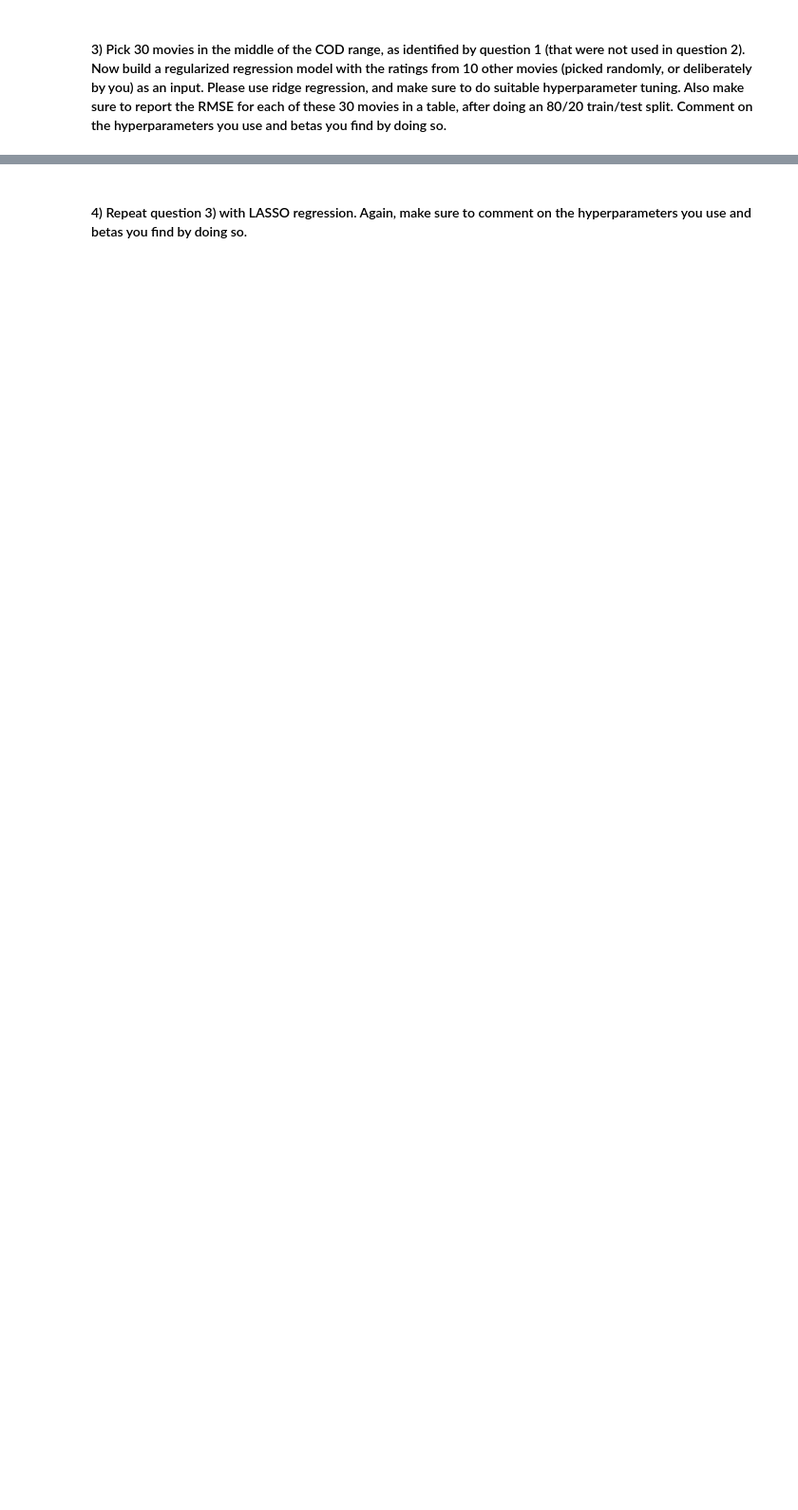
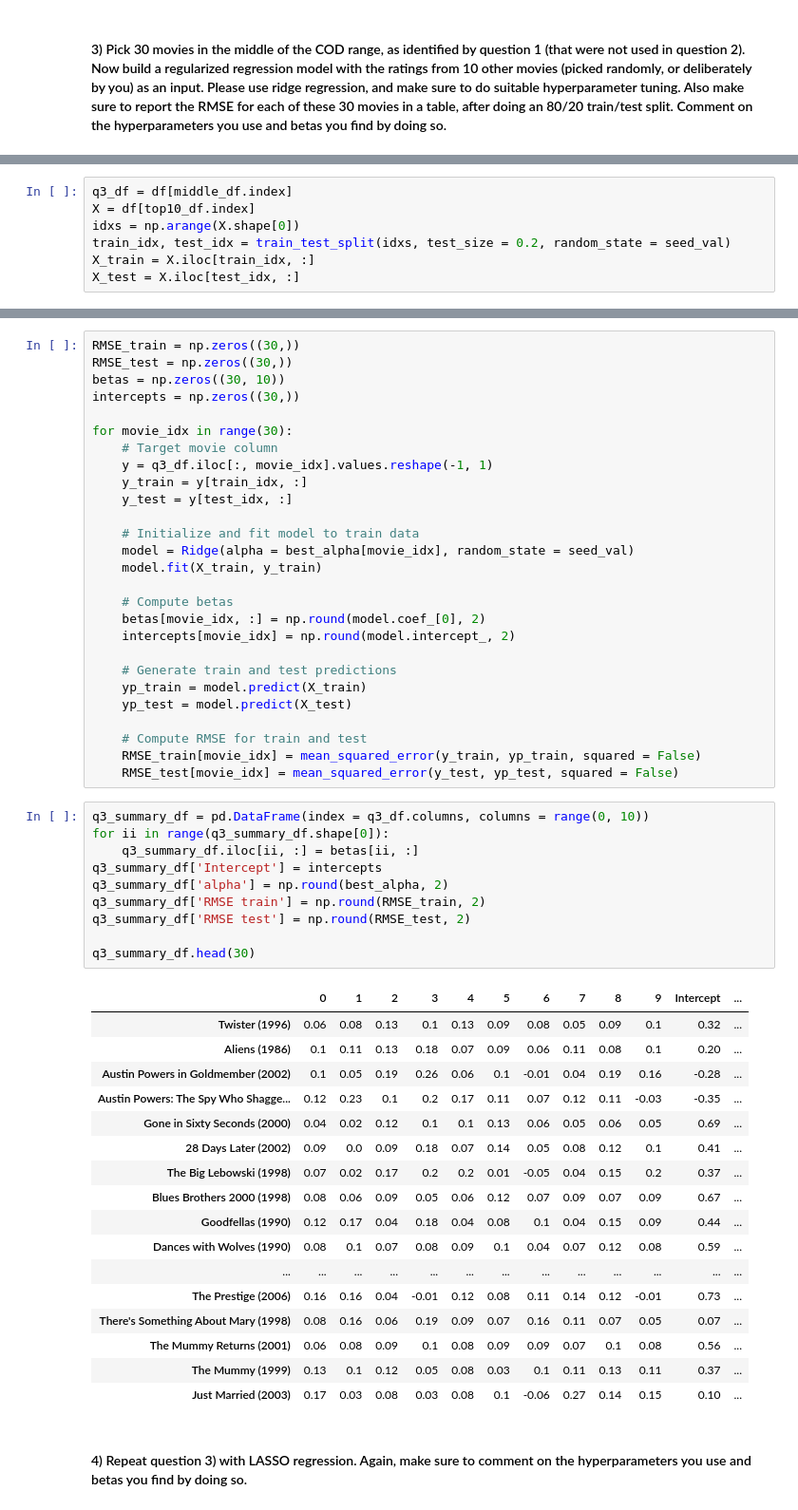
Before and after one commit to mindemory/datascience2022, a Jupyter notebook: datascience_project2.ipynb, the cells around one changed output, grey strips where cells are left out. Shown at 95% size. Cells and saved outputs as stored; diff of their text form; blank space fills up the shorter version.

```diff
--- a/datascience_project2.ipynb
+++ b/datascience_project2.ipynb
@@ -76,0 +289,7 @@ plt.show()
+# %%
+q3_df = df[middle_df.index]
+X = df[top10_df.index]
+idxs = np.arange(X.shape[0])
+train_idx, test_idx = train_test_split(idxs, test_size = 0.2, random_state = seed_val)
+X_train = X.iloc[train_idx, :]
+X_test = X.iloc[test_idx, :]
@@ -77,2 +328,57 @@ plt.show()
+# %%
+RMSE_train = np.zeros((30,))
+RMSE_test = np.zeros((30,))
+betas = np.zeros((30, 10))
+intercepts = np.zeros((30,))
+
+for movie_idx in range(30):
+    # Target movie column
+    y = q3_df.iloc[:, movie_idx].values.reshape(-1, 1)
+    y_train = y[train_idx, :]
+    y_test = y[test_idx, :]
+
+    # Initialize and fit model to train data
+    model = Ridge(alpha = best_alpha[movie_idx], random_state = seed_val)
+    model.fit(X_train, y_train)
+
+    # Compute betas
+    betas[movie_idx, :] = np.round(model.coef_[0], 2)
+    intercepts[movie_idx] = np.round(model.intercept_, 2)
+
+    # Generate train and test predictions
+    yp_train = model.predict(X_train)
+    yp_test = model.predict(X_test)
+
+    # Compute RMSE for train and test
+    RMSE_train[movie_idx] = mean_squared_error(y_train, yp_train, squared = False)
+    RMSE_test[movie_idx] = mean_squared_error(y_test, yp_test, squared = False)
+# %%
+q3_summary_df = pd.DataFrame(index = q3_df.columns, columns = range(0, 10))
+for ii in range(q3_summary_df.shape[0]):
+    q3_summary_df.iloc[ii, :] = betas[ii, :]
+q3_summary_df['Intercept'] = intercepts
+q3_summary_df['alpha'] = np.round(best_alpha, 2)
+q3_summary_df['RMSE train'] = np.round(RMSE_train, 2)
+q3_summary_df['RMSE test'] = np.round(RMSE_test, 2)
+
+q3_summary_df.head(30)
+# %% [output]
+|  | 0 | 1 | 2 | 3 | 4 | 5 | 6 | 7 | 8 | 9 | Intercept | ... |
+| Twister (1996) | 0.06 | 0.08 | 0.13 | 0.1 | 0.13 | 0.09 | 0.08 | 0.05 | 0.09 | 0.1 | 0.32 | ... |
+| Aliens (1986) | 0.1 | 0.11 | 0.13 | 0.18 | 0.07 | 0.09 | 0.06 | 0.11 | 0.08 | 0.1 | 0.20 | ... |
+| Austin Powers in Goldmember (2002) | 0.1 | 0.05 | 0.19 | 0.26 | 0.06 | 0.1 | -0.01 | 0.04 | 0.19 | 0.16 | -0.28 | ... |
+| Austin Powers: The Spy Who Shagge... | 0.12 | 0.23 | 0.1 | 0.2 | 0.17 | 0.11 | 0.07 | 0.12 | 0.11 | -0.03 | -0.35 | ... |
+| Gone in Sixty Seconds (2000) | 0.04 | 0.02 | 0.12 | 0.1 | 0.1 | 0.13 | 0.06 | 0.05 | 0.06 | 0.05 | 0.69 | ... |
+| 28 Days Later (2002) | 0.09 | 0.0 | 0.09 | 0.18 | 0.07 | 0.14 | 0.05 | 0.08 | 0.12 | 0.1 | 0.41 | ... |
+| The Big Lebowski (1998) | 0.07 | 0.02 | 0.17 | 0.2 | 0.2 | 0.01 | -0.05 | 0.04 | 0.15 | 0.2 | 0.37 | ... |
+| Blues Brothers 2000 (1998) | 0.08 | 0.06 | 0.09 | 0.05 | 0.06 | 0.12 | 0.07 | 0.09 | 0.07 | 0.09 | 0.67 | ... |
+| Goodfellas (1990) | 0.12 | 0.17 | 0.04 | 0.18 | 0.04 | 0.08 | 0.1 | 0.04 | 0.15 | 0.09 | 0.44 | ... |
+| Dances with Wolves (1990) | 0.08 | 0.1 | 0.07 | 0.08 | 0.09 | 0.1 | 0.04 | 0.07 | 0.12 | 0.08 | 0.59 | ... |
+| ... | ... | ... | ... | ... | ... | ... | ... | ... | ... | ... | ... | ... |
+| The Prestige (2006) | 0.16 | 0.16 | 0.04 | -0.01 | 0.12 | 0.08 | 0.11 | 0.14 | 0.12 | -0.01 | 0.73 | ... |
+| There's Something About Mary (1998) | 0.08 | 0.16 | 0.06 | 0.19 | 0.09 | 0.07 | 0.16 | 0.11 | 0.07 | 0.05 | 0.07 | ... |
+| The Mummy Returns (2001) | 0.06 | 0.08 | 0.09 | 0.1 | 0.08 | 0.09 | 0.09 | 0.07 | 0.1 | 0.08 | 0.56 | ... |
+| The Mummy (1999) | 0.13 | 0.1 | 0.12 | 0.05 | 0.08 | 0.03 | 0.1 | 0.11 | 0.13 | 0.11 | 0.37 | ... |
+| Just Married (2003) | 0.17 | 0.03 | 0.08 | 0.03 | 0.08 | 0.1 | -0.06 | 0.27 | 0.14 | 0.15 | 0.10 | ... |
 # %% [markdown]
 #### 4) Repeat question 3) with LASSO regression. Again, make sure to comment on the hyperparameters you use and betas you find by doing so.
```
Also changed, not shown: parts of 26 cells of this notebook, 5 other files.
